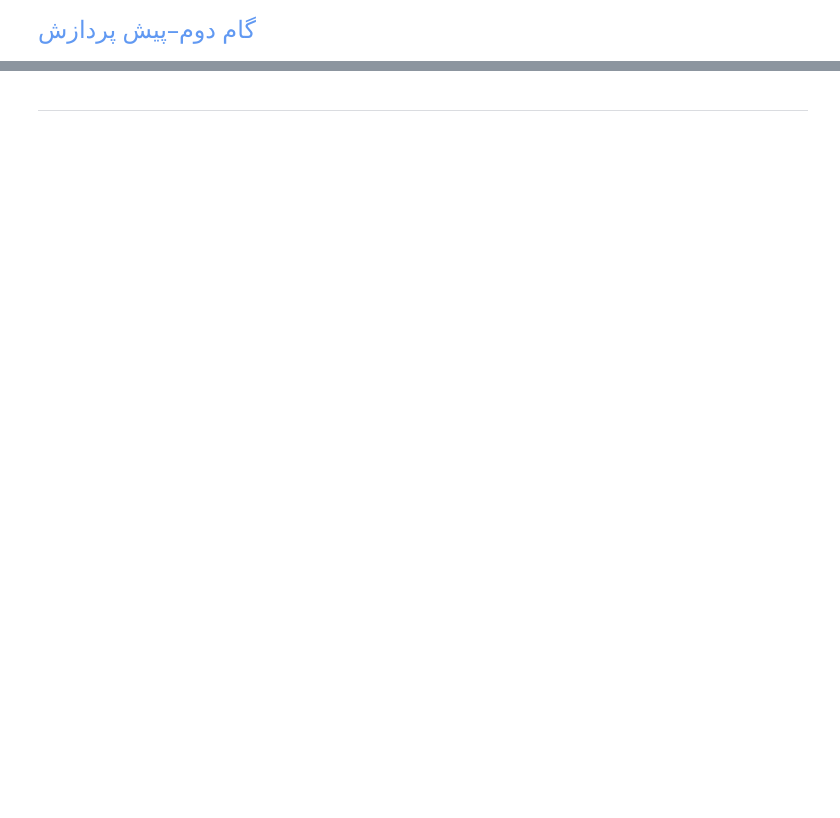
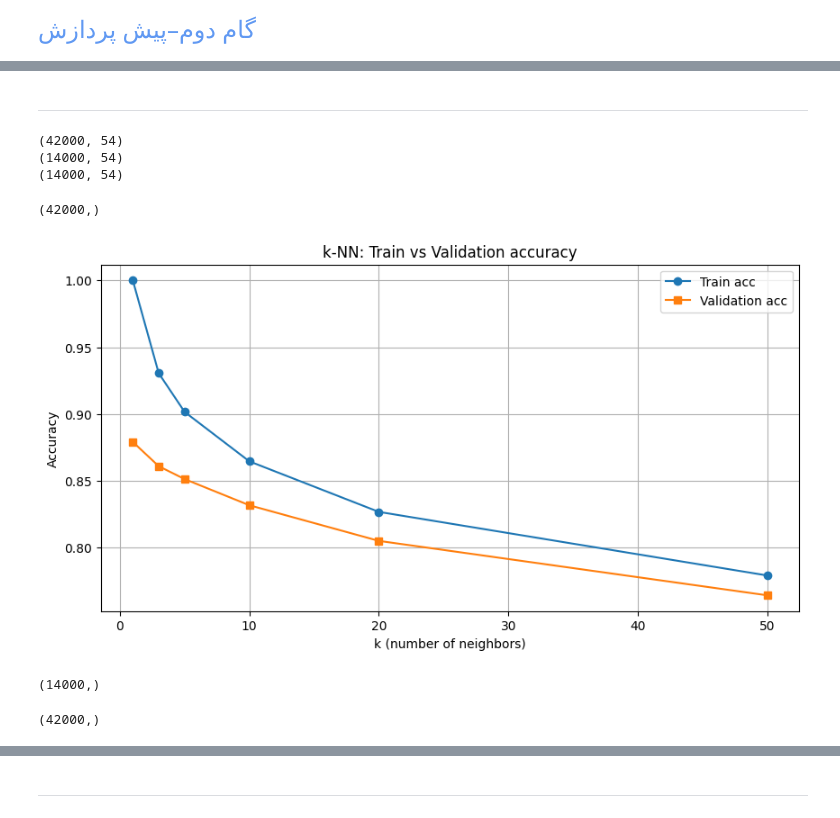
Before and after one commit to omid-talebi/forest-cover-classification-ml, a Jupyter notebook: main.ipynb, the cells around one changed output, grey strips where cells are left out. Cells and saved outputs as stored; diff of their text form; code cells hidden in the pictures; blank space fills up the shorter version.

```diff
--- a/main.ipynb
+++ b/main.ipynb
@@ -299,0 +304,2 @@ plt.show()
+# %%
+x_train , x_validation , y_train , y_validation = train_test_split(X_train , Y_train , random_state=43 , test_size=0.25)
@@ -299,0 +328,12 @@ plt.show()
+# %%
+
+preprocessor  =  ColumnTransformer(transformers=[
+        ('numeric_scaler', StandardScaler(), numerical_features),
+        ('passthrough_binary', 'passthrough', binary_features)
+])
+# %%
+x_train_std = preprocessor.fit_transform(x_train)
+
+
+x_validation_std = preprocessor.transform(x_validation)
+x_test_std = preprocessor.transform(x_test)
@@ -299,0 +382,14 @@ plt.show()
+# %% [markdown]
+-------------------------------
+# %%
+print(x_train_std.shape)
+print(x_validation_std.shape)
+print(x_test_std.shape)
+# %% [output]
+(42000, 54)
+(14000, 54)
+(14000, 54)
+# %%
+y_train.shape
+# %% [output]
+(42000,)
@@ -299,0 +398,28 @@ plt.show()
+# %%
+train_acc = []
+val_acc = []
+
+
+n_k = np.array([1, 3, 5, 10, 20, 50])
+
+for k in (n_k):
+    k_NN = KNeighborsClassifier(n_neighbors=k)
+    k_NN.fit(x_train_std, y_train)
+
+    y_train_pred = k_NN.predict(x_train_std)
+    y_val_pred = k_NN.predict(x_validation_std)
+
+    train_acc.append(accuracy_score(y_train_pred , y_train))
+    val_acc.append(accuracy_score(y_val_pred , y_validation))
+# %%
+plt.figure(figsize=(10,5))
+
+plt.plot(n_k , train_acc , marker='o', label='Train acc')
+plt.plot(n_k , val_acc ,  marker='s', label='Validation acc')
+plt.xlabel("k (number of neighbors)")
+plt.ylabel("Accuracy")
+plt.title("k-NN: Train vs Validation accuracy")
+plt.legend()
+plt.grid(True)
+# %% [output]
+[figure, added]
@@ -299,0 +436,8 @@ plt.show()
+# %%
+y_val_pred_best.shape
+# %% [output]
+(14000,)
+# %%
+y_train_pred_best.shape
+# %% [output]
+(42000,)
```
Also changed, not shown: parts of 104 cells of this notebook, 2 other files.
